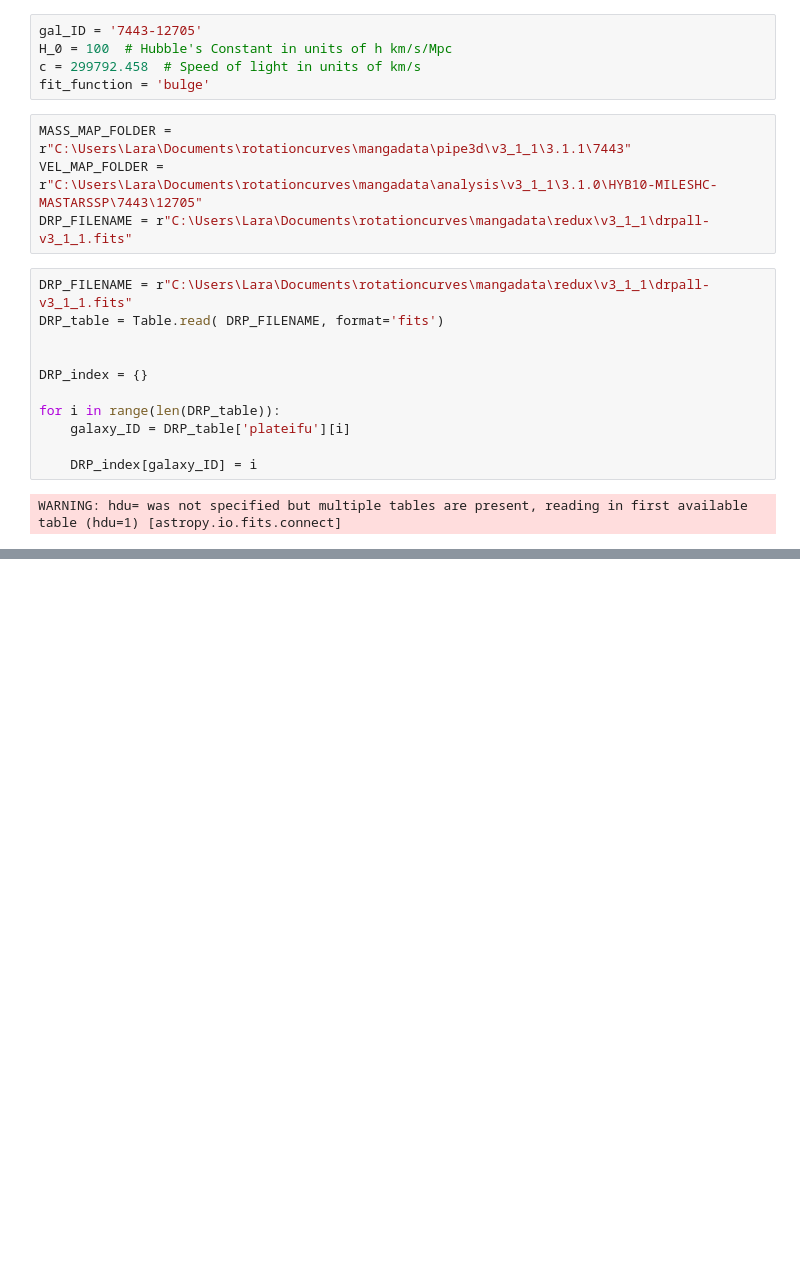
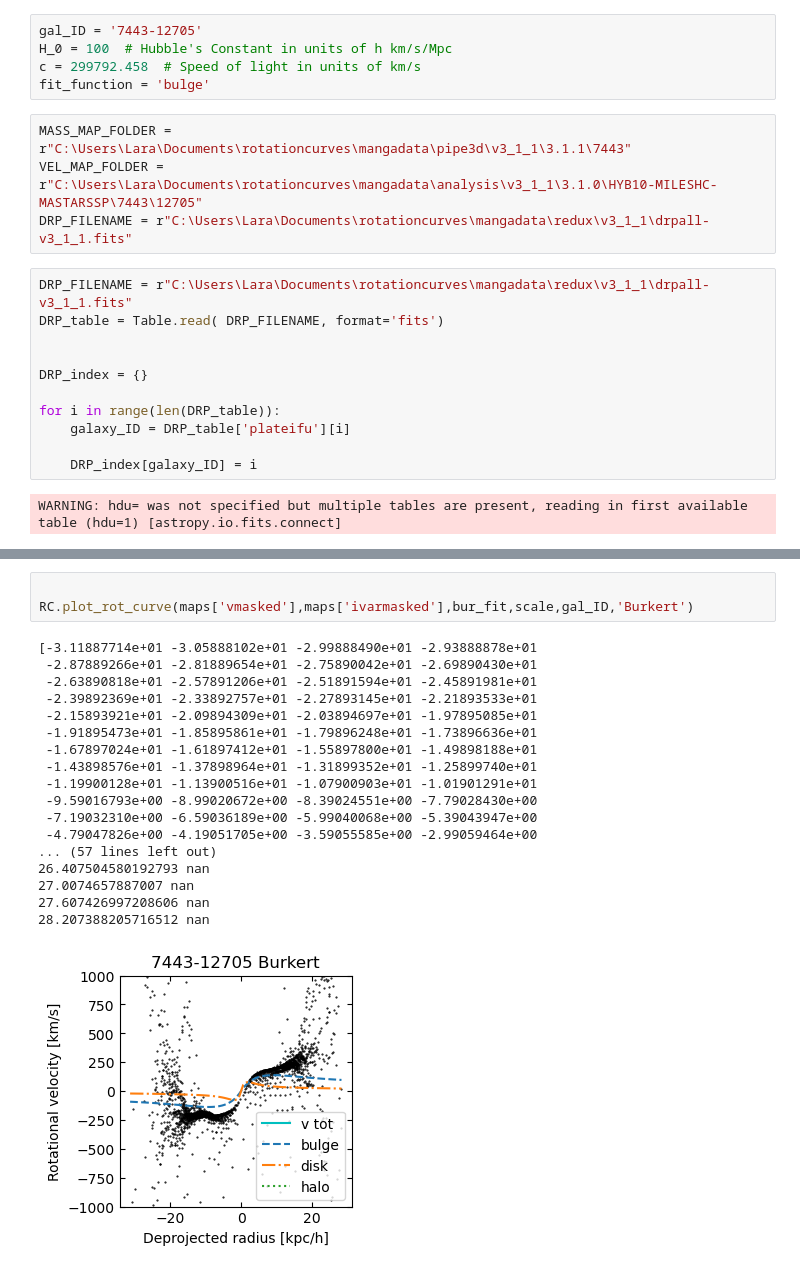
Before and after one commit to athenacat/RotationCurve, a Jupyter notebook: 2D_RC/combination_fit_test.ipynb, the cells around one changed output, grey strips where cells are left out. Saved outputs shown, nothing was run; the diff lists cells and outputs as text; blank space fills up the shorter version.

```diff
--- a/2D_RC/combination_fit_test.ipynb
+++ b/2D_RC/combination_fit_test.ipynb
@@ -131,0 +216,22 @@ plt.savefig(r"C:\Users\Lara\Documents\rotationcurves\7443-12705_diagnostic")
+# %%
+
+RC.plot_rot_curve(maps['vmasked'],maps['ivarmasked'],bur_fit,scale,gal_ID,'Burkert')
+# %% [output]
+[-3.11887714e+01 -3.05888102e+01 -2.99888490e+01 -2.93888878e+01
+ -2.87889266e+01 -2.81889654e+01 -2.75890042e+01 -2.69890430e+01
+ -2.63890818e+01 -2.57891206e+01 -2.51891594e+01 -2.45891981e+01
+ -2.39892369e+01 -2.33892757e+01 -2.27893145e+01 -2.21893533e+01
+ -2.15893921e+01 -2.09894309e+01 -2.03894697e+01 -1.97895085e+01
+ -1.91895473e+01 -1.85895861e+01 -1.79896248e+01 -1.73896636e+01
+ -1.67897024e+01 -1.61897412e+01 -1.55897800e+01 -1.49898188e+01
+ -1.43898576e+01 -1.37898964e+01 -1.31899352e+01 -1.25899740e+01
+ -1.19900128e+01 -1.13900516e+01 -1.07900903e+01 -1.01901291e+01
+ -9.59016793e+00 -8.99020672e+00 -8.39024551e+00 -7.79028430e+00
+ -7.19032310e+00 -6.59036189e+00 -5.99040068e+00 -5.39043947e+00
+ -4.79047826e+00 -4.19051705e+00 -3.59055585e+00 -2.99059464e+00
+... (57 lines left out)
+26.407504580192793 nan
+27.0074657887007 nan
+27.607426997208606 nan
+28.207388205716512 nan
+[figure, added]
```
Also changed, not shown: parts of 12 cells of this notebook, 3 other files.
